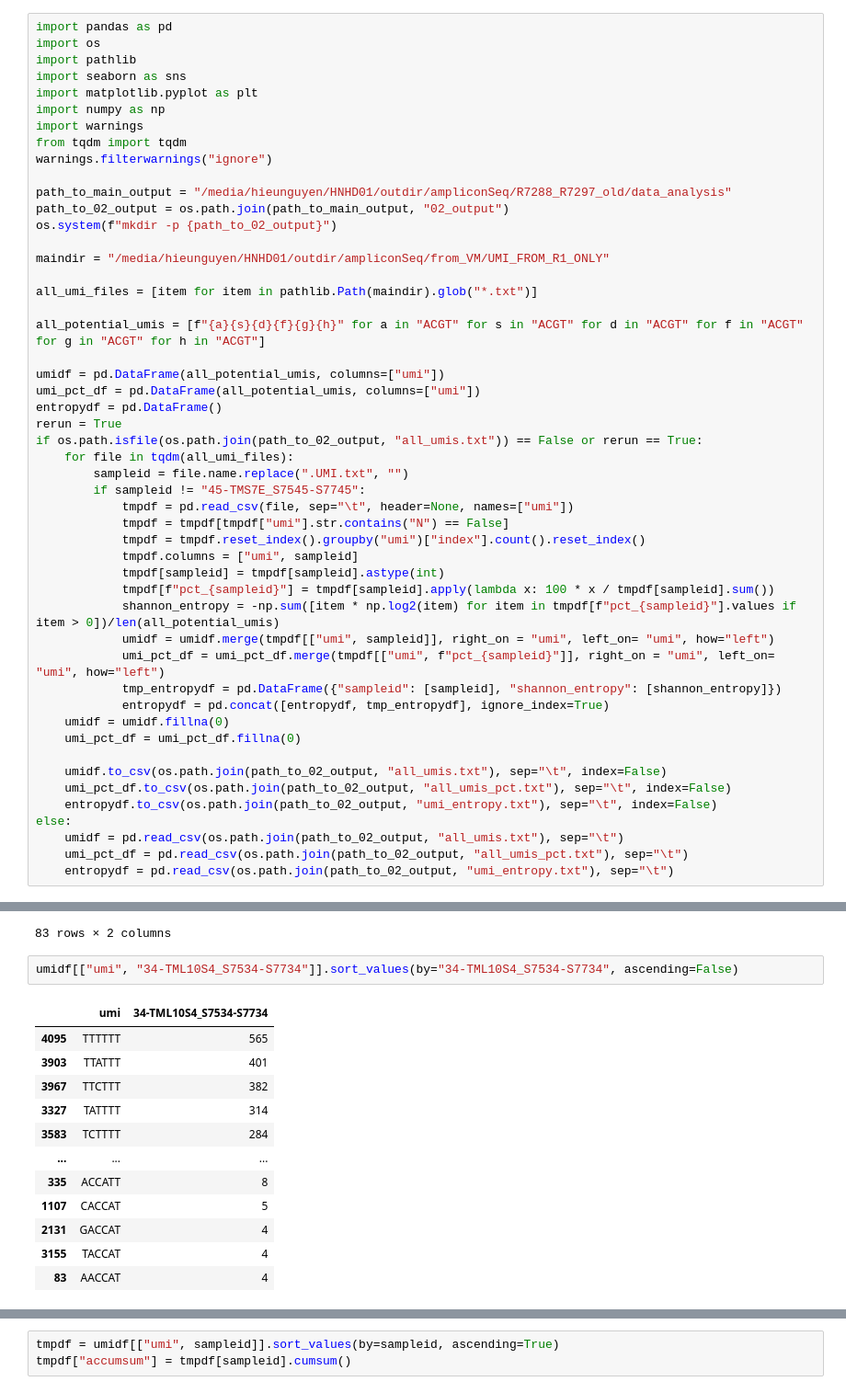
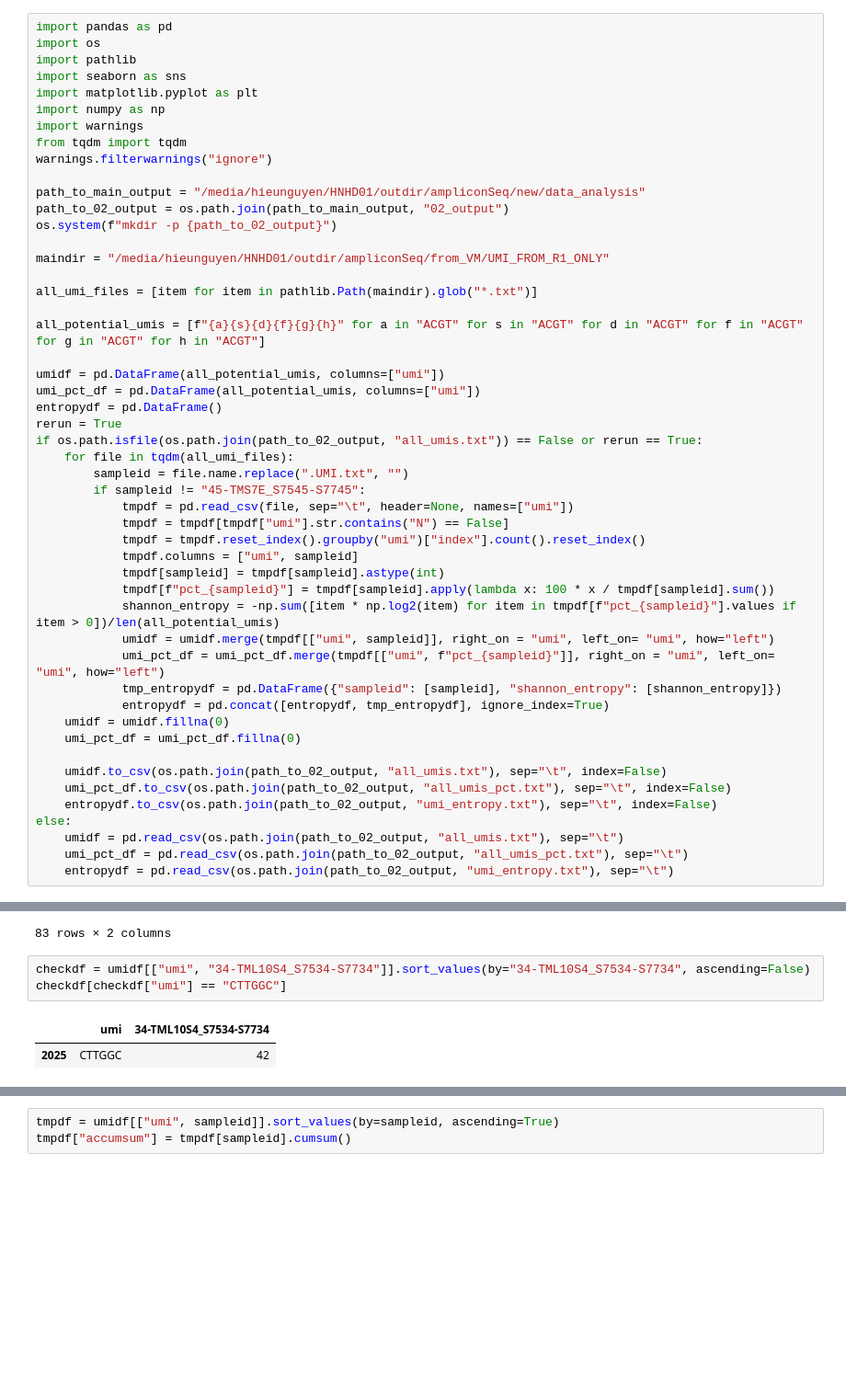
Before and after one commit to hieunguyen4193/ampliconSeq_UMI, a Jupyter notebook: data_analysis/02_UMI_diversity_analysis.ipynb, the cells around one changed output, grey strips where cells are left out. Shown at 92% size. Drawn from its saved outputs; the diff is of its cells as text; blank space fills up the shorter version.

```diff
--- a/data_analysis/02_UMI_diversity_analysis.ipynb
+++ b/data_analysis/02_UMI_diversity_analysis.ipynb
@@ -9,7 +9,7 @@ import warnings
 from tqdm import tqdm
 warnings.filterwarnings("ignore")
 
-path_to_main_output = "/media/hieunguyen/HNHD01/outdir/ampliconSeq/R7288_R7297_old/data_analysis"
+path_to_main_output = "/media/hieunguyen/HNHD01/outdir/ampliconSeq/new/data_analysis"
 path_to_02_output = os.path.join(path_to_main_output, "02_output")
 os.system(f"mkdir -p {path_to_02_output}")
 
@@ -102,17 +102,8 @@ count_max_df.groupby("max_5_umi")["sampleid"].count().sort_values(ascending=Fals
 | 82 | TTTGGT,TTTGTA,TTTGTC,TTTGTG,TTTGTT | 1 |
 83 rows × 2 columns
 # %%
-umidf[["umi", "34-TML10S4_S7534-S7734"]].sort_values(by="34-TML10S4_S7534-S7734", ascending=False)
+checkdf = umidf[["umi", "34-TML10S4_S7534-S7734"]].sort_values(by="34-TML10S4_S7534-S7734", ascending=False)
+checkdf[checkdf["umi"] == "CTTGGC"]
 # %% [output]
 |  | umi | 34-TML10S4_S7534-S7734 |
-| 4095 | TTTTTT | 565 |
-| 3903 | TTATTT | 401 |
-| 3967 | TTCTTT | 382 |
-| 3327 | TATTTT | 314 |
-| 3583 | TCTTTT | 284 |
-| ... | ... | ... |
-| 335 | ACCATT | 8 |
-| 1107 | CACCAT | 5 |
-| 2131 | GACCAT | 4 |
-| 3155 | TACCAT | 4 |
-| 83 | AACCAT | 4 |
+| 2025 | CTTGGC | 42 |
```
Also changed, not shown: parts of 2 cells of this notebook, 2 other files.
